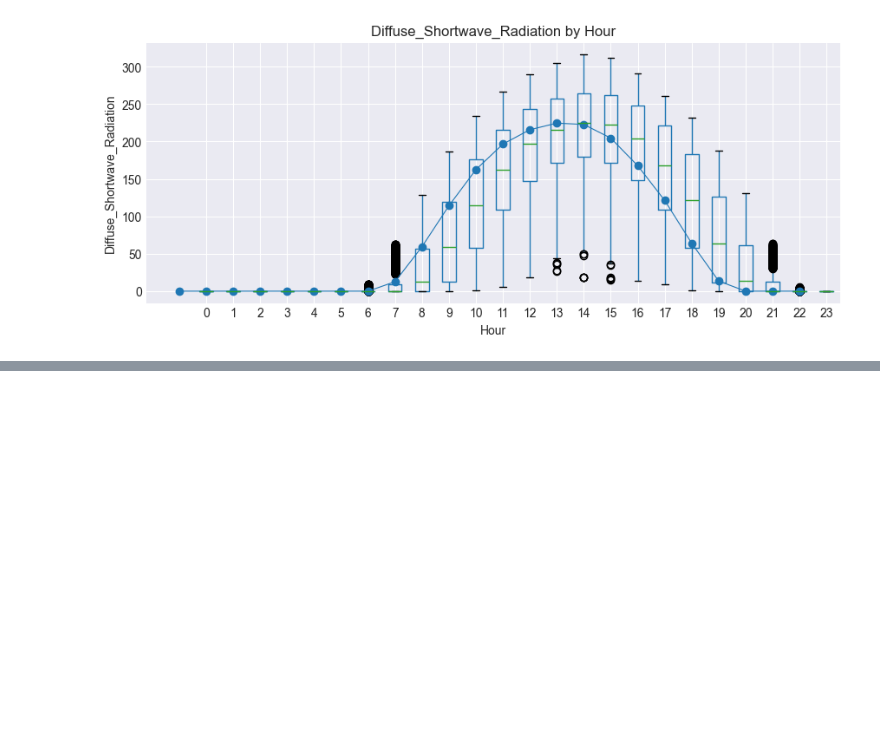
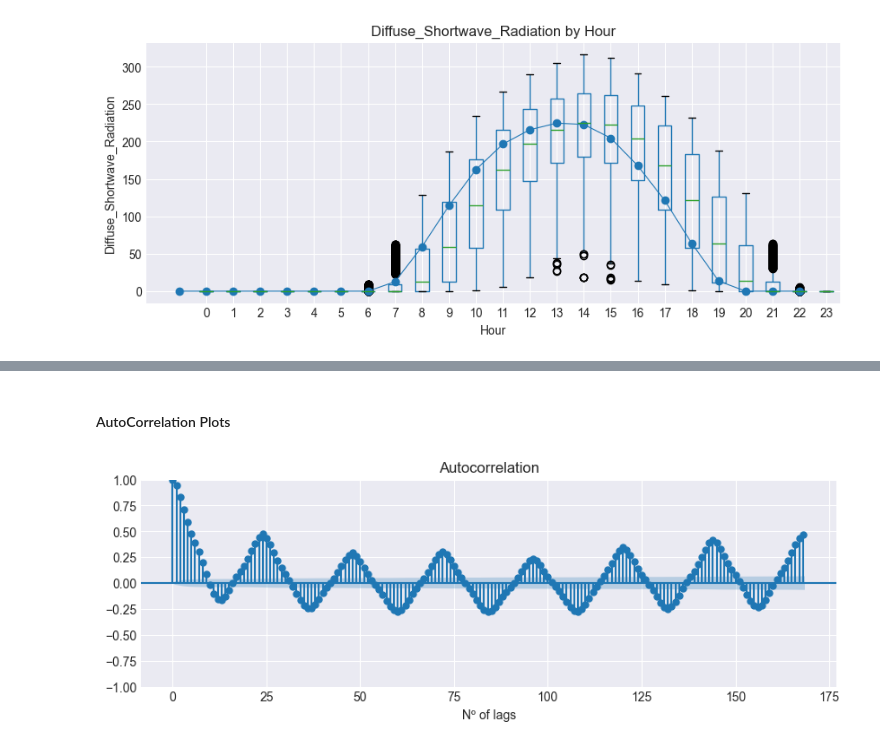
Before and after one commit to AFernandezBenages/WP4, a Jupyter notebook: code/datasets_preprocessing.ipynb, the cells around one changed output, grey strips where cells are left out. Cells and saved outputs as stored; diff of their text form; code cells hidden in the pictures; blank space fills up the shorter version.

```diff
--- a/code/datasets_preprocessing.ipynb
+++ b/code/datasets_preprocessing.ipynb
@@ -385,0 +454,11 @@ Text(0.5, 0.98, '')
+# %% [markdown]
+#### AutoCorrelation Plots
+# %%
+#Gráfico de autocorrelación 1
+demand_df_1h = whole_df.resample('1h').mean()
+fig, ax = plt.subplots(figsize=(10, 3))
+plt.xlabel("Nº of lags")
+plot_acf(demand_df_1h.Demand, ax=ax, lags=24*7)
+plt.show()
+# %% [output]
+[figure, added]
```
Also changed, not shown: parts of 17 cells of this notebook, 5 other files.
